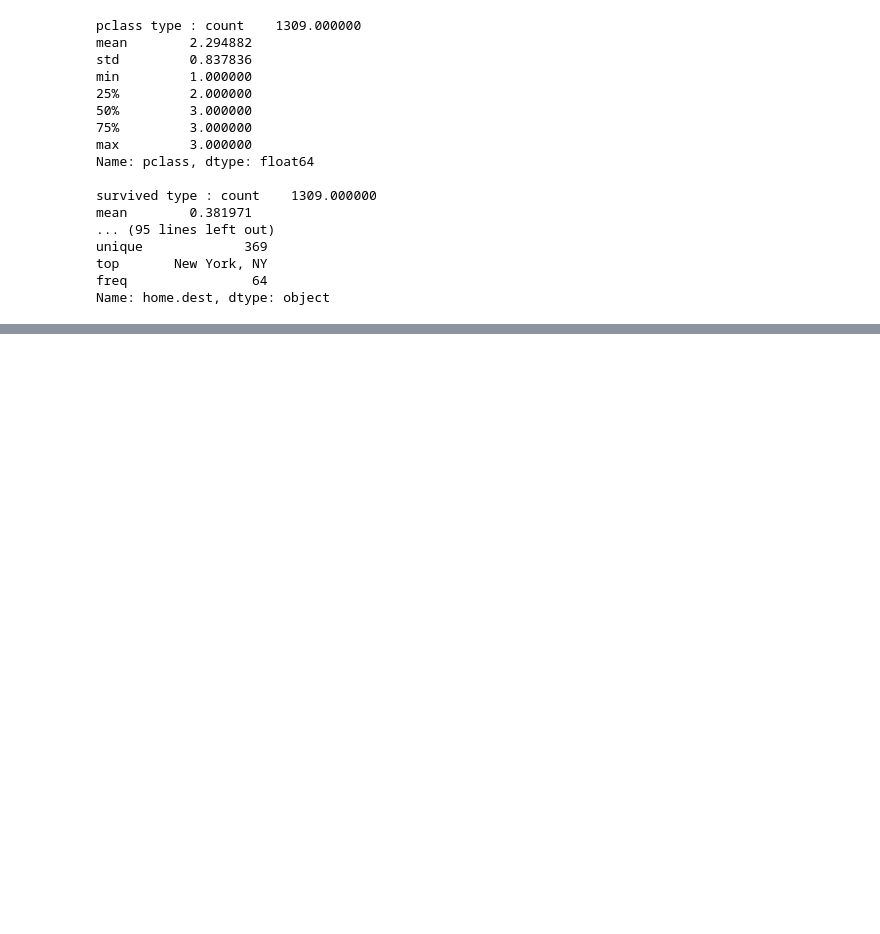
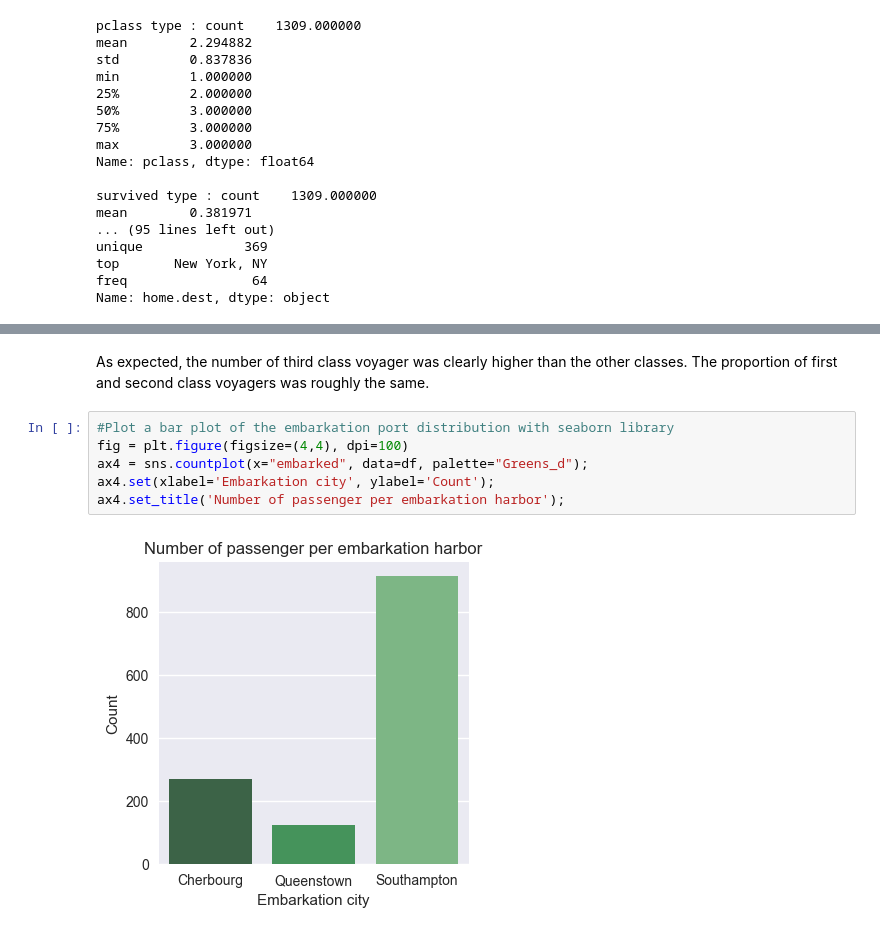
Before and after one commit to SCHValaris/ADA_Homeworks, a Jupyter notebook: Draft_Homework1/Homework1_Clement.ipynb, the cells around one changed output, grey strips where cells are left out. Cells and saved outputs as stored; diff of their text form; blank space fills up the shorter version.

```diff
--- a/Draft_Homework1/Homework1_Clement.ipynb
+++ b/Draft_Homework1/Homework1_Clement.ipynb
@@ -327,0 +144,10 @@ Index is unique : True
+# %% [markdown]
+As expected, the number of third class voyager was clearly higher than the other classes. The proportion of first and second class voyagers was roughly the same.
+# %%
+#Plot a bar plot of the embarkation port distribution with seaborn library
+fig = plt.figure(figsize=(4,4), dpi=100)
+ax4 = sns.countplot(x="embarked", data=df, palette="Greens_d");
+ax4.set(xlabel='Embarkation city', ylabel='Count');
+ax4.set_title('Number of passenger per embarkation harbor');
+# %% [output]
+[figure, added]
```
Also changed, not shown: parts of 45 cells of this notebook.
